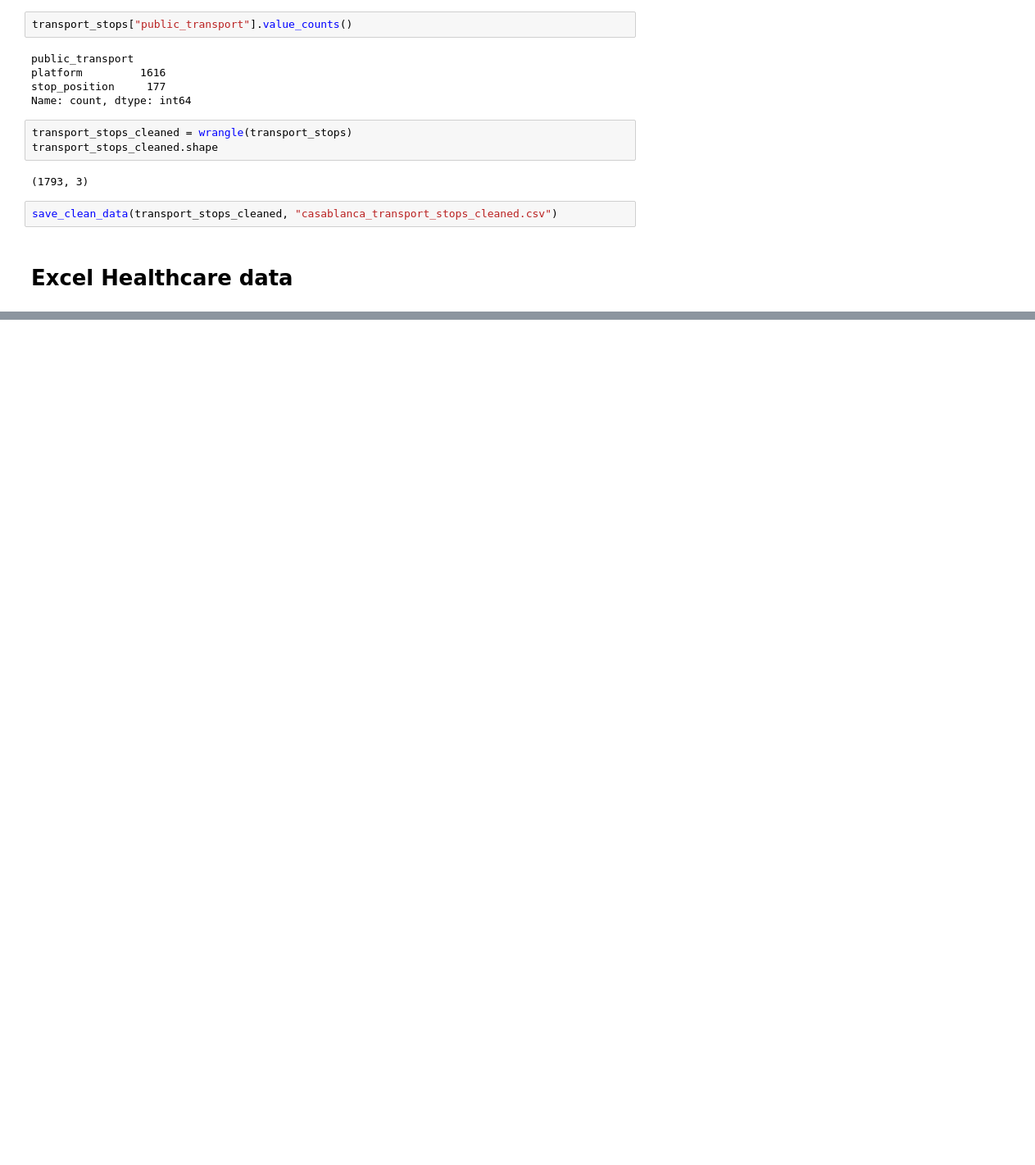
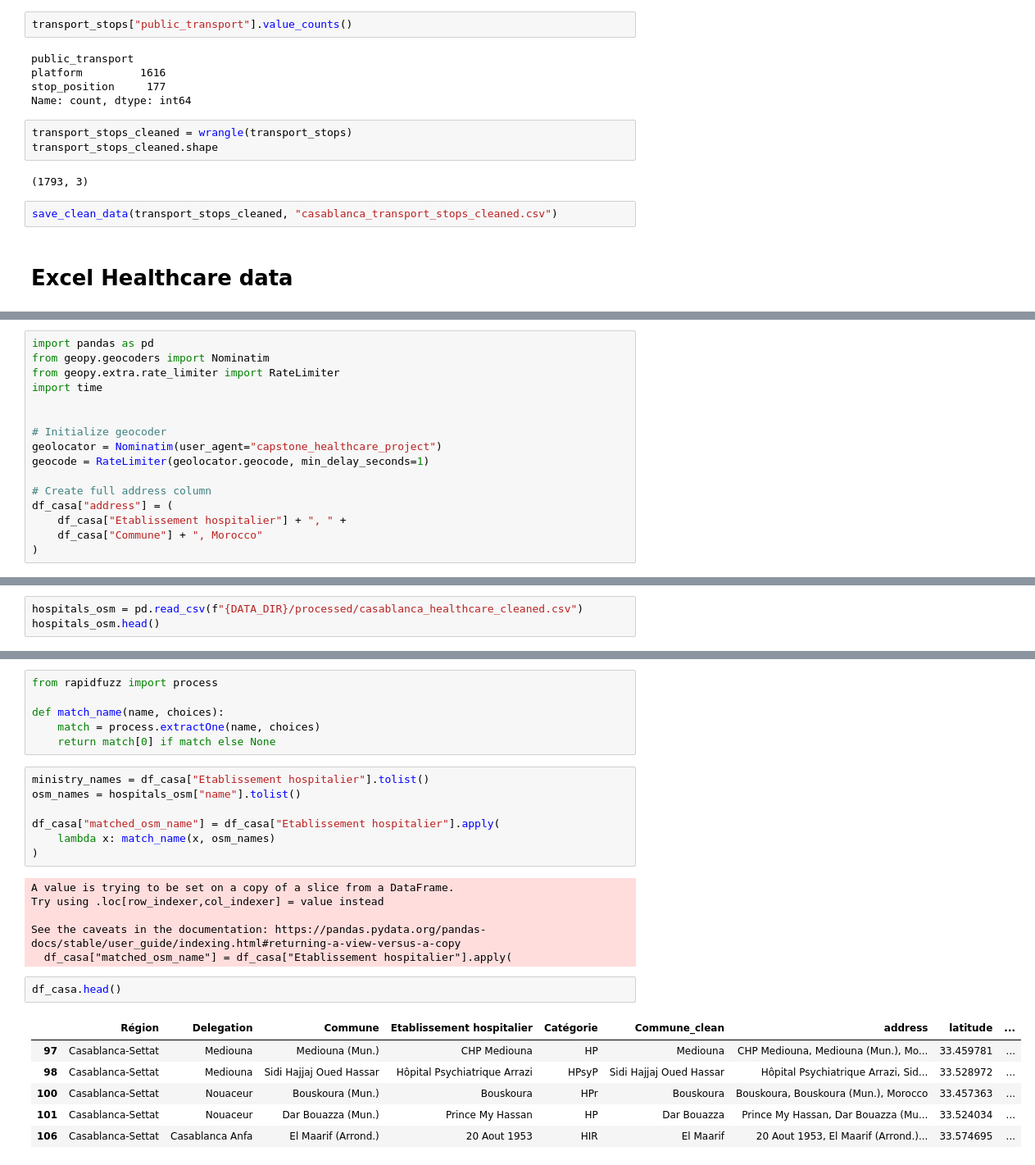
Before and after one commit to afkk25/capstone_repo, a Jupyter notebook: notebooks/02_data_preprocessing.ipynb, the cells around one changed output, grey strips where cells are left out. Shown at 82% size. Cells and saved outputs as stored; diff of their text form; blank space fills up the shorter version.

Commit message:
Preprocessed Data & Analysis

```diff
--- a/notebooks/02_data_preprocessing.ipynb
+++ b/notebooks/02_data_preprocessing.ipynb
@@ -84,0 +174,16 @@ save_clean_data(transport_stops_cleaned, "casablanca_transport_stops_cleaned.csv
+# %%
+import pandas as pd
+from geopy.geocoders import Nominatim
+from geopy.extra.rate_limiter import RateLimiter
+import time
+
+
+# Initialize geocoder
+geolocator = Nominatim(user_agent="capstone_healthcare_project")
+geocode = RateLimiter(geolocator.geocode, min_delay_seconds=1)
+
+# Create full address column
+df_casa["address"] = (
+    df_casa["Etablissement hospitalier"] + ", " +
+    df_casa["Commune"] + ", Morocco"
+)
@@ -84,0 +244,3 @@ save_clean_data(transport_stops_cleaned, "casablanca_transport_stops_cleaned.csv
+# %%
+hospitals_osm = pd.read_csv(f"{DATA_DIR}/processed/casablanca_healthcare_cleaned.csv")
+hospitals_osm.head()
@@ -84,0 +254,28 @@ save_clean_data(transport_stops_cleaned, "casablanca_transport_stops_cleaned.csv
+# %%
+from rapidfuzz import process
+
+def match_name(name, choices):
+    match = process.extractOne(name, choices)
+    return match[0] if match else None
+# %%
+ministry_names = df_casa["Etablissement hospitalier"].tolist()
+osm_names = hospitals_osm["name"].tolist()
+
+df_casa["matched_osm_name"] = df_casa["Etablissement hospitalier"].apply(
+    lambda x: match_name(x, osm_names)
+)
+# %% [output]
+A value is trying to be set on a copy of a slice from a DataFrame.
+Try using .loc[row_indexer,col_indexer] = value instead
+
+See the caveats in the documentation: https://pandas.pydata.org/pandas-docs/stable/user_guide/indexing.html#returning-a-view-versus-a-copy
+  df_casa["matched_osm_name"] = df_casa["Etablissement hospitalier"].apply(
+# %%
+df_casa.head()
+# %% [output]
+|  | Région | Delegation | Commune | Etablissement hospitalier | Catégorie | Commune_clean | address | latitude | ... |
+| 97 | Casablanca-Settat | Mediouna | Mediouna (Mun.) | CHP Mediouna | HP | Mediouna | CHP Mediouna, Mediouna (Mun.), Mo... | 33.459781 | ... |
+| 98 | Casablanca-Settat | Mediouna | Sidi Hajjaj Oued Hassar | Hôpital Psychiatrique Arrazi | HPsyP | Sidi Hajjaj Oued Hassar | Hôpital Psychiatrique Arrazi, Sid... | 33.528972 | ... |
+| 100 | Casablanca-Settat | Nouaceur | Bouskoura (Mun.) | Bouskoura | HPr | Bouskoura | Bouskoura, Bouskoura (Mun.), Morocco | 33.457363 | ... |
+| 101 | Casablanca-Settat | Nouaceur | Dar Bouazza (Mun.) | Prince My Hassan | HP | Dar Bouazza | Prince My Hassan, Dar Bouazza (Mu... | 33.524034 | ... |
+| 106 | Casablanca-Settat | Casablanca Anfa | El Maarif (Arrond.) | 20 Aout 1953 | HIR | El Maarif | 20 Aout 1953, El Maarif (Arrond.)... | 33.574695 | ... |
```
Also changed, not shown: parts of 37 cells of this notebook, 15 other files.
